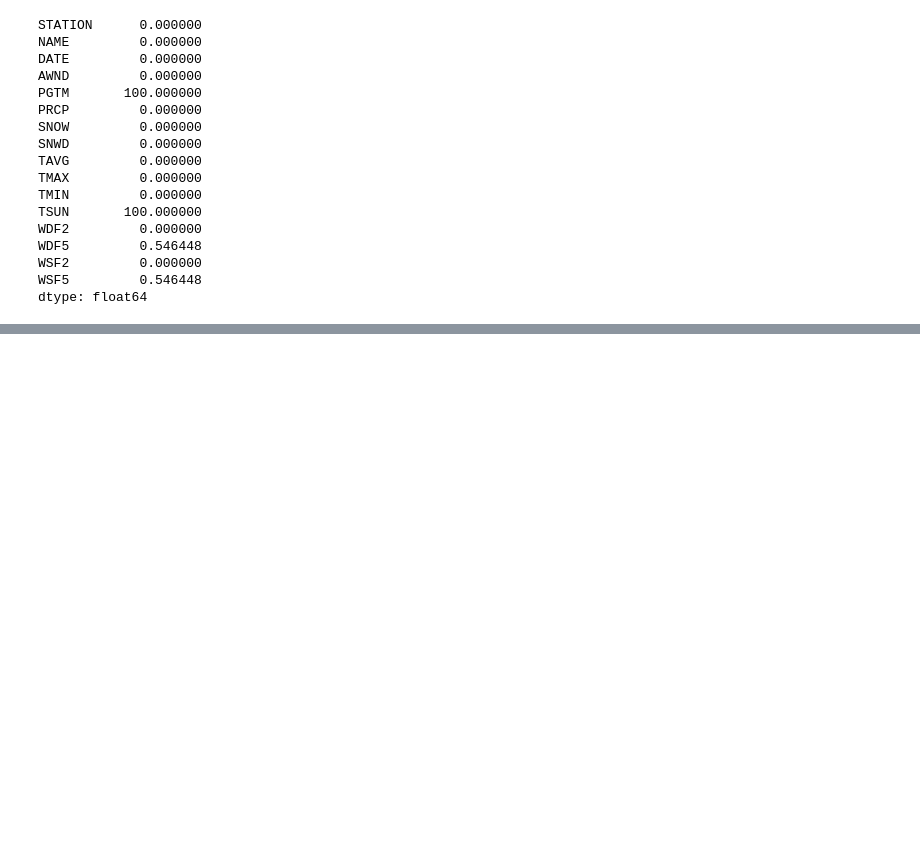
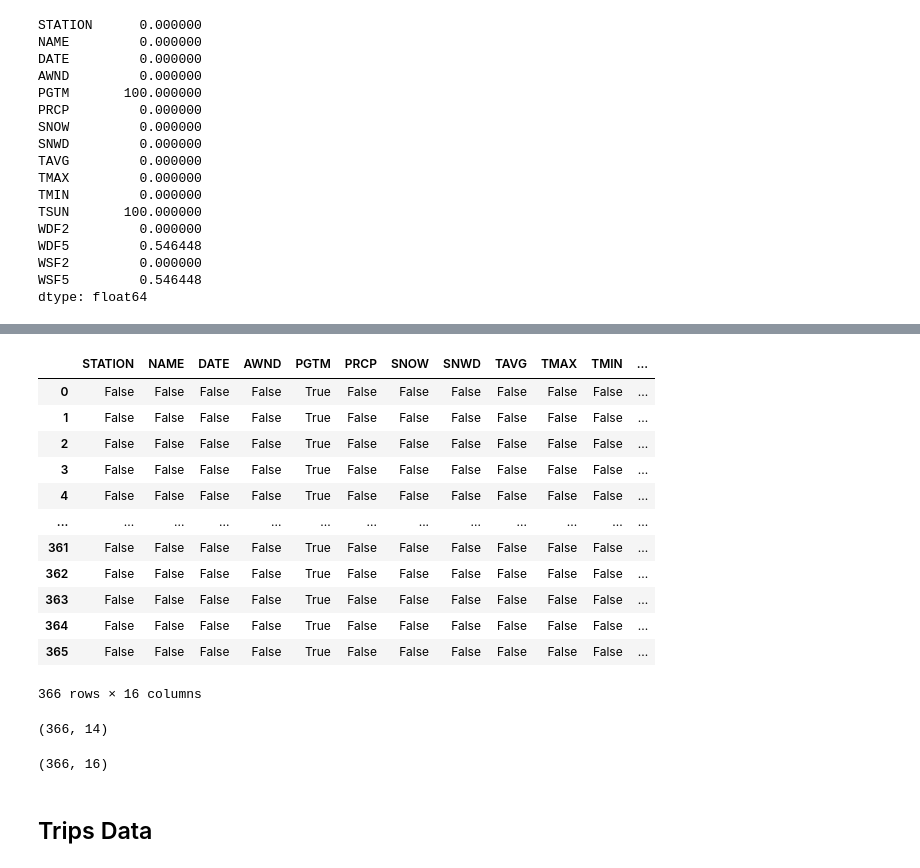
Before and after one commit to bastien-winant/bike-rental-data-management, a Jupyter notebook: notebooks/data_exploration.ipynb, the cells around one changed output, grey strips where cells are left out. Cells and saved outputs as stored; diff of their text form; code cells hidden in the pictures; blank space fills up the shorter version.

Commit message:
data exploration

```diff
--- a/notebooks/data_exploration.ipynb
+++ b/notebooks/data_exploration.ipynb
@@ -72,3 +74,29 @@ df_weather.describe()
 | 50% | 8.720000 | NaN | 0.000000 | 0.000000 | 0.000000 | 56.000000 | 66.000000 | 47.000000 | NaN | 240.000000 | 260.000000 | ... |
 | 75% | 11.410000 | NaN | 0.030000 | 0.000000 | 0.000000 | 74.000000 | 83.000000 | 64.000000 | NaN | 300.000000 | 300.000000 | ... |
 | max | 22.820000 | NaN | 2.790000 | 24.000000 | 20.100000 | 89.000000 | 99.000000 | 80.000000 | NaN | 360.000000 | 360.000000 | ... |
+# %%
+df_weather.isna()
+# %% [output]
+|  | STATION | NAME | DATE | AWND | PGTM | PRCP | SNOW | SNWD | TAVG | TMAX | TMIN | ... |
+| 0 | False | False | False | False | True | False | False | False | False | False | False | ... |
+| 1 | False | False | False | False | True | False | False | False | False | False | False | ... |
+| 2 | False | False | False | False | True | False | False | False | False | False | False | ... |
+| 3 | False | False | False | False | True | False | False | False | False | False | False | ... |
+| 4 | False | False | False | False | True | False | False | False | False | False | False | ... |
+| ... | ... | ... | ... | ... | ... | ... | ... | ... | ... | ... | ... | ... |
+| 361 | False | False | False | False | True | False | False | False | False | False | False | ... |
+| 362 | False | False | False | False | True | False | False | False | False | False | False | ... |
+| 363 | False | False | False | False | True | False | False | False | False | False | False | ... |
+| 364 | False | False | False | False | True | False | False | False | False | False | False | ... |
+| 365 | False | False | False | False | True | False | False | False | False | False | False | ... |
+366 rows × 16 columns
+# %%
+df_weather.dropna(how='all', axis=1, inplace=True)
+# %% [output]
+(366, 14)
+# %%
+df_weather.shape
+# %% [output]
+(366, 16)
+# %% [markdown]
+## Trips Data
```
Also changed, not shown: parts of 5 cells of this notebook.
